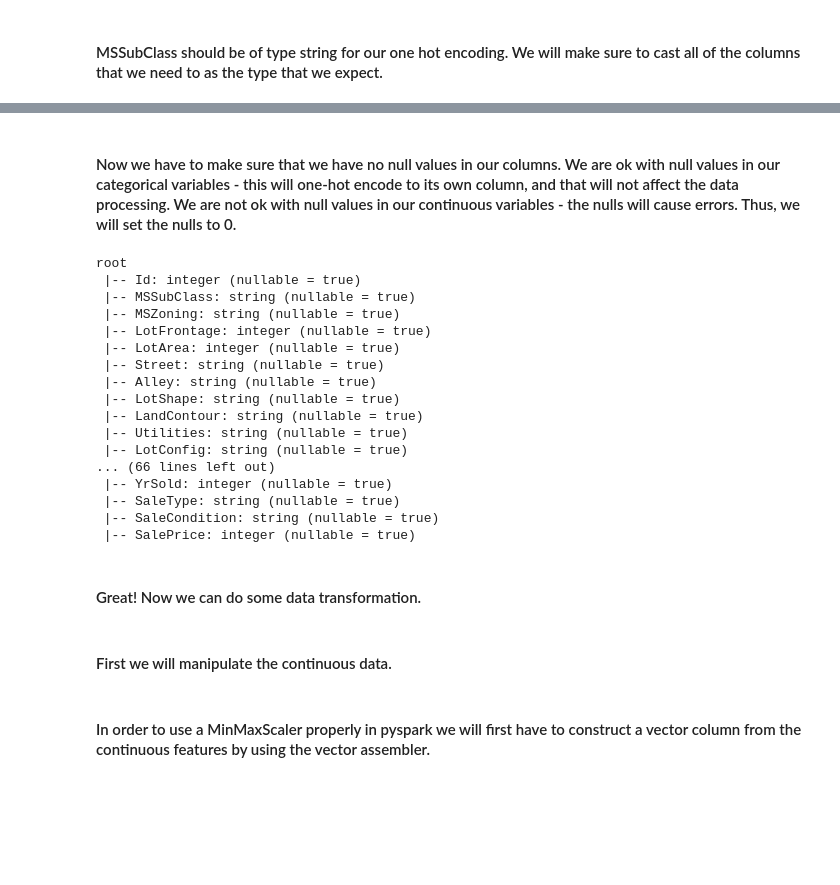
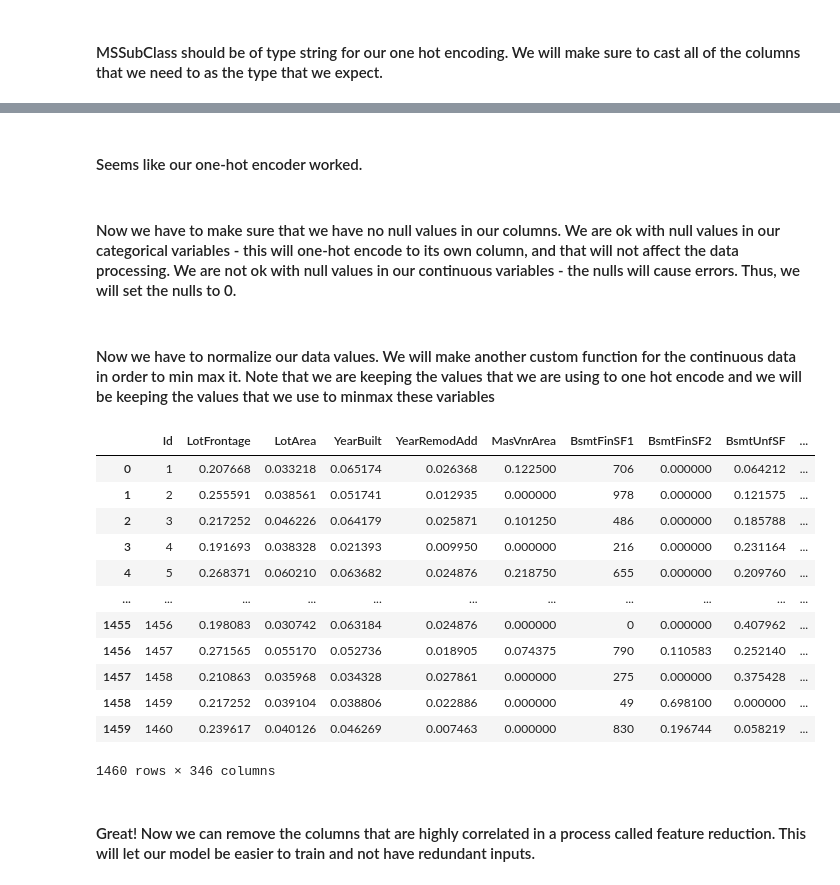
Before and after one commit to HirePaul/MyDataScienceProjects, a Jupyter notebook: HousingPrediction.ipynb, the cells around one changed output, grey strips where cells are left out. Cells and saved outputs as stored; diff of their text form; code cells hidden in the pictures; blank space fills up the shorter version.

Commit message:
Finished housing prediction project. Finished data cleaning and training the model. Realized I have to work more on building models (lacking skills).

```diff
--- a/HousingPrediction.ipynb
+++ b/HousingPrediction.ipynb
@@ -104,2 +109,9 @@ myDataFrame[oneHotList]=myDataFrame[oneHotList].astype(str)
 # %%
-pd.get_dummies(myDataFrame[oneHotList]).head(3)
+myEncodingDict={}
+for column in oneHotList:
+    myEncodingDict[column]=[]
+    for category in myDataFrame[column].unique():
+        myEncodingDict[column].append(column+category)
+    for newcolumn in myEncodingDict[column]:
+        myDataFrame[newcolumn]=0;
+        myDataFrame.loc[(myDataFrame[column] == newcolumn[len(column):]), newcolumn] = 1;
@@ -112,35 +132,36 @@ pd.get_dummies(myDataFrame[oneHotList]).head(3)
+# %% [markdown]
+#### Seems like our one-hot encoder worked.
 # %% [markdown]
 #### Now we have to make sure that we have no null values in our columns. We are ok with null values in our categorical variables - this will one-hot encode to its own column, and that will not affect the data processing. We are not ok with null values in our continuous variables - the nulls will cause errors. Thus, we will set the nulls to 0.
 # %%
 def fixNA(dataframe):
-    dataframe=dataframe.fillna(0,minMaxList)
+    dataframe[minMaxList]=dataframe[minMaxList].fillna(0)
     return dataframe
 # %%
 myDataFrame=fixNA(myDataFrame)
-# %%
-myDataFrame=fixTypes(myDataFrame)
-myDataFrame.printSchema()
-# %% [output]
-root
- |-- Id: integer (nullable = true)
- |-- MSSubClass: string (nullable = true)
- |-- MSZoning: string (nullable = true)
- |-- LotFrontage: integer (nullable = true)
- |-- LotArea: integer (nullable = true)
- |-- Street: string (nullable = true)
- |-- Alley: string (nullable = true)
- |-- LotShape: string (nullable = true)
- |-- LandContour: string (nullable = true)
- |-- Utilities: string (nullable = true)
- |-- LotConfig: string (nullable = true)
-... (66 lines left out)
- |-- YrSold: integer (nullable = true)
- |-- SaleType: string (nullable = true)
- |-- SaleCondition: string (nullable = true)
- |-- SalePrice: integer (nullable = true)
+# %% [markdown]
+#### Now we have to normalize our data values. We will make another custom function for the continuous data in order to min max it. Note that we are keeping the values that we are using to one hot encode and we will be keeping the values that we use to minmax these variables
+# %%
+myMinMaxDict={}
+for column in minMaxList:
+    myMinMaxDict[column]=[myDataFrame[column].min(),myDataFrame[column].max()]
+    myDataFrame[column]-=myMinMaxDict[column][0]
+    myDataFrame[column]/=myMinMaxDict[column][1]
+myDataFrame=myDataFrame.drop(columns=oneHotList)
+myDataFrame
+# %% [output]
+|  | Id | LotFrontage | LotArea | YearBuilt | YearRemodAdd | MasVnrArea | BsmtFinSF1 | BsmtFinSF2 | BsmtUnfSF | ... |
+| 0 | 1 | 0.207668 | 0.033218 | 0.065174 | 0.026368 | 0.122500 | 706 | 0.000000 | 0.064212 | ... |
+| 1 | 2 | 0.255591 | 0.038561 | 0.051741 | 0.012935 | 0.000000 | 978 | 0.000000 | 0.121575 | ... |
+| 2 | 3 | 0.217252 | 0.046226 | 0.064179 | 0.025871 | 0.101250 | 486 | 0.000000 | 0.185788 | ... |
+| 3 | 4 | 0.191693 | 0.038328 | 0.021393 | 0.009950 | 0.000000 | 216 | 0.000000 | 0.231164 | ... |
+| 4 | 5 | 0.268371 | 0.060210 | 0.063682 | 0.024876 | 0.218750 | 655 | 0.000000 | 0.209760 | ... |
+| ... | ... | ... | ... | ... | ... | ... | ... | ... | ... | ... |
+| 1455 | 1456 | 0.198083 | 0.030742 | 0.063184 | 0.024876 | 0.000000 | 0 | 0.000000 | 0.407962 | ... |
+| 1456 | 1457 | 0.271565 | 0.055170 | 0.052736 | 0.018905 | 0.074375 | 790 | 0.110583 | 0.252140 | ... |
+| 1457 | 1458 | 0.210863 | 0.035968 | 0.034328 | 0.027861 | 0.000000 | 275 | 0.000000 | 0.375428 | ... |
+| 1458 | 1459 | 0.217252 | 0.039104 | 0.038806 | 0.022886 | 0.000000 | 49 | 0.698100 | 0.000000 | ... |
+| 1459 | 1460 | 0.239617 | 0.040126 | 0.046269 | 0.007463 | 0.000000 | 830 | 0.196744 | 0.058219 | ... |
+1460 rows × 346 columns
 # %% [markdown]
-#### Great! Now we can do some data transformation.
+#### Great! Now we can remove the columns that are highly correlated in a process called feature reduction. This will let our model be easier to train and not have redundant inputs.
-# %% [markdown]
-#### First we will manipulate the continuous data.
-# %% [markdown]
-#### In order to use a MinMaxScaler properly in pyspark we will first have to construct a vector column from the continuous features by using the vector assembler.
```
Also changed, not shown: parts of 45 cells of this notebook, 1 other file.
